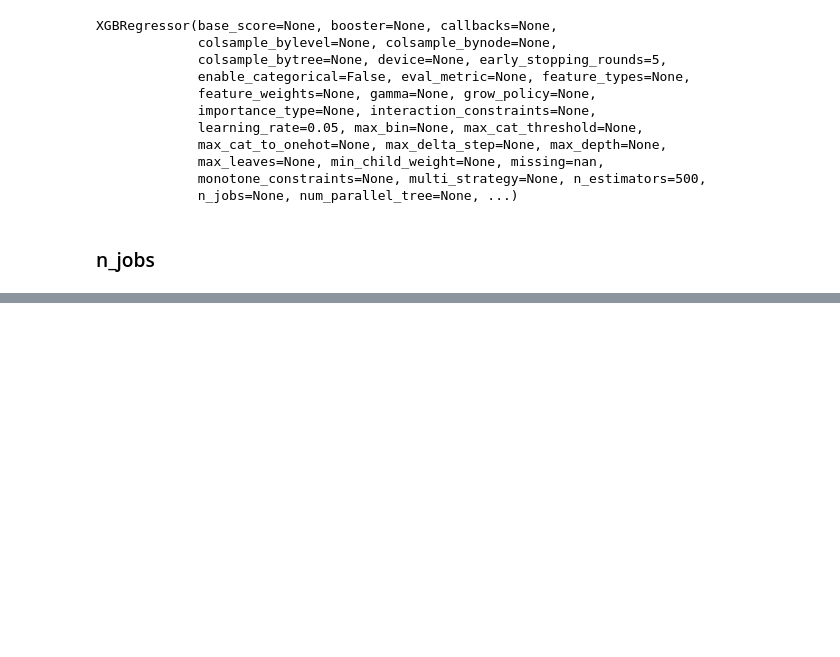
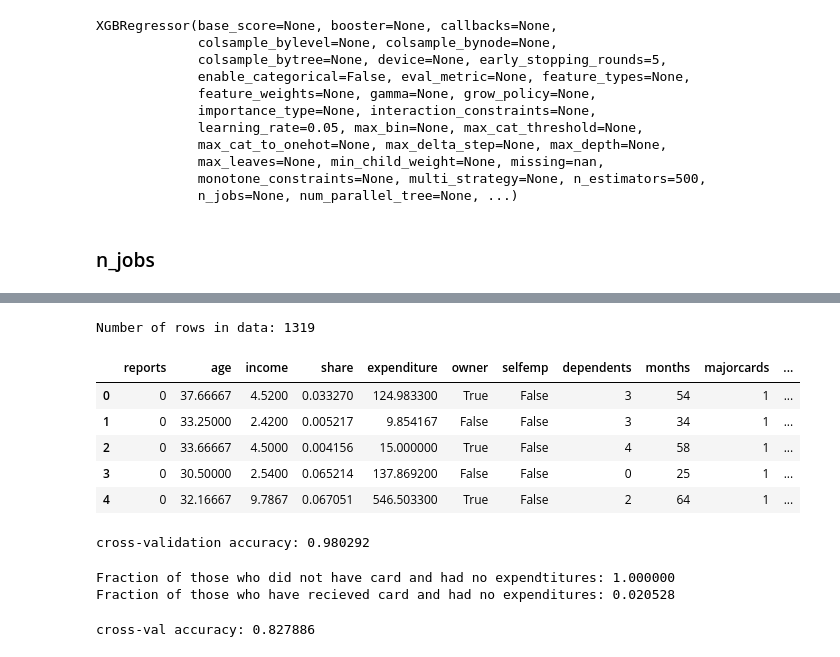
Before and after one commit to Krriisshna/Kaggle, a Jupyter notebook: Intermediate_ML/intermediate_ml.ipynb, the cells around one changed output, grey strips where cells are left out. Saved outputs shown, nothing was run; the diff lists cells and outputs as text; code cells hidden in the pictures; blank space fills up the shorter version.

```diff
--- a/Intermediate_ML/intermediate_ml.ipynb
+++ b/Intermediate_ML/intermediate_ml.ipynb
@@ -580,0 +608,53 @@ XGBRegressor(base_score=None, booster=None, callbacks=None,
+# %%
+print(f"Number of rows in data: {X.shape[0]}")
+X.head()
+# %% [output]
+Number of rows in data: 1319
+|  | reports | age | income | share | expenditure | owner | selfemp | dependents | months | majorcards | ... |
+| 0 | 0 | 37.66667 | 4.5200 | 0.033270 | 124.983300 | True | False | 3 | 54 | 1 | ... |
+| 1 | 0 | 33.25000 | 2.4200 | 0.005217 | 9.854167 | False | False | 3 | 34 | 1 | ... |
+| 2 | 0 | 33.66667 | 4.5000 | 0.004156 | 15.000000 | True | False | 4 | 58 | 1 | ... |
+| 3 | 0 | 30.50000 | 2.5400 | 0.065214 | 137.869200 | False | False | 0 | 25 | 1 | ... |
+| 4 | 0 | 32.16667 | 9.7867 | 0.067051 | 546.503300 | True | False | 2 | 64 | 1 | ... |
+# %%
+from sklearn.pipeline import make_pipeline
+# make_pipeline class is same as Pipeline class it just do naming of steps automatically.
+from sklearn.ensemble import RandomForestClassifier
+# RandomForestClassifier class is same as RandomForestRegressor it basically get used if predictive variable is categorical.
+from sklearn.model_selection import cross_val_score
+
+my_pipeline = make_pipeline(RandomForestClassifier(n_estimators=100))
+# Since there is no preprocessing, we don't need a pipeline (used anyway as best practice!)
+cv_scores = cross_val_score(my_pipeline, X, y,
+                            cv=5,
+                            scoring='accuracy')
+# scoring='accuracy' means evaluate model using accuracy
+# used only for classification model
+# Accuracy = no. of Correct Prediction/Total no. of Prediction
+
+print("cross-validation accuracy: %f" % cv_scores.mean())
+# %% [output]
+cross-validation accuracy: 0.980292
+# %%
+expenditure_cardholders = X.expenditure[y]
+expenditure_noncardholders = X.expenditure[~y]
+
+print('Fraction of those who did not have card and had no expendtitures: %2f'
+      %(expenditure_noncardholders == 0).mean())
+print('Fraction of those who have recieved card and had no expenditures: %2f'
+      %(expenditure_cardholders == 0).mean())
+# %% [output]
+Fraction of those who did not have card and had no expendtitures: 1.000000
+Fraction of those who have recieved card and had no expenditures: 0.020528
+# %%
+potential_leaks = ['expenditure', 'share', 'active', 'majorcards']
+
+X2 = X.drop(potential_leaks, axis=1)
+
+cv_scores = cross_val_score(my_pipeline, X2, y,
+                            cv=5,
+                            scoring='accuracy')
+
+print('cross-val accuracy: %f' % cv_scores.mean())
+# %% [output]
+cross-val accuracy: 0.827886
```
Also changed, not shown: parts of 6 cells of this notebook.
